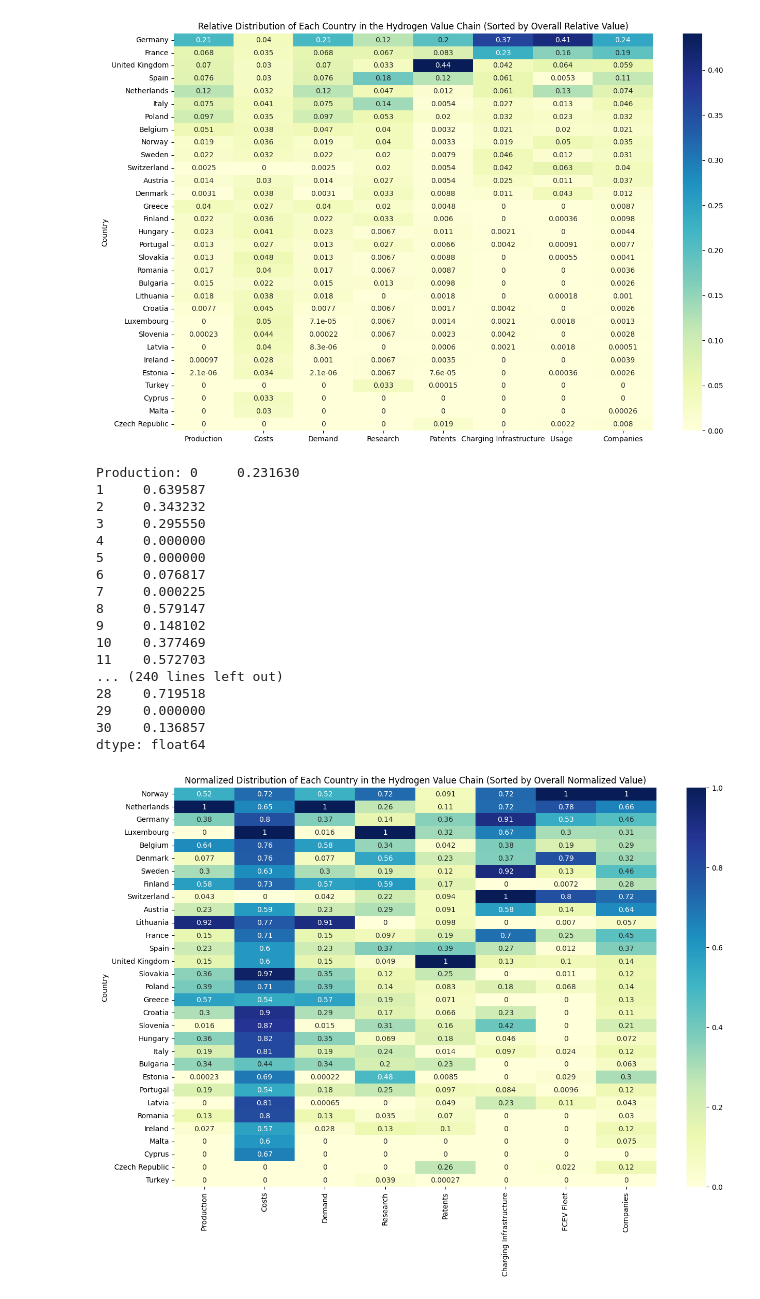
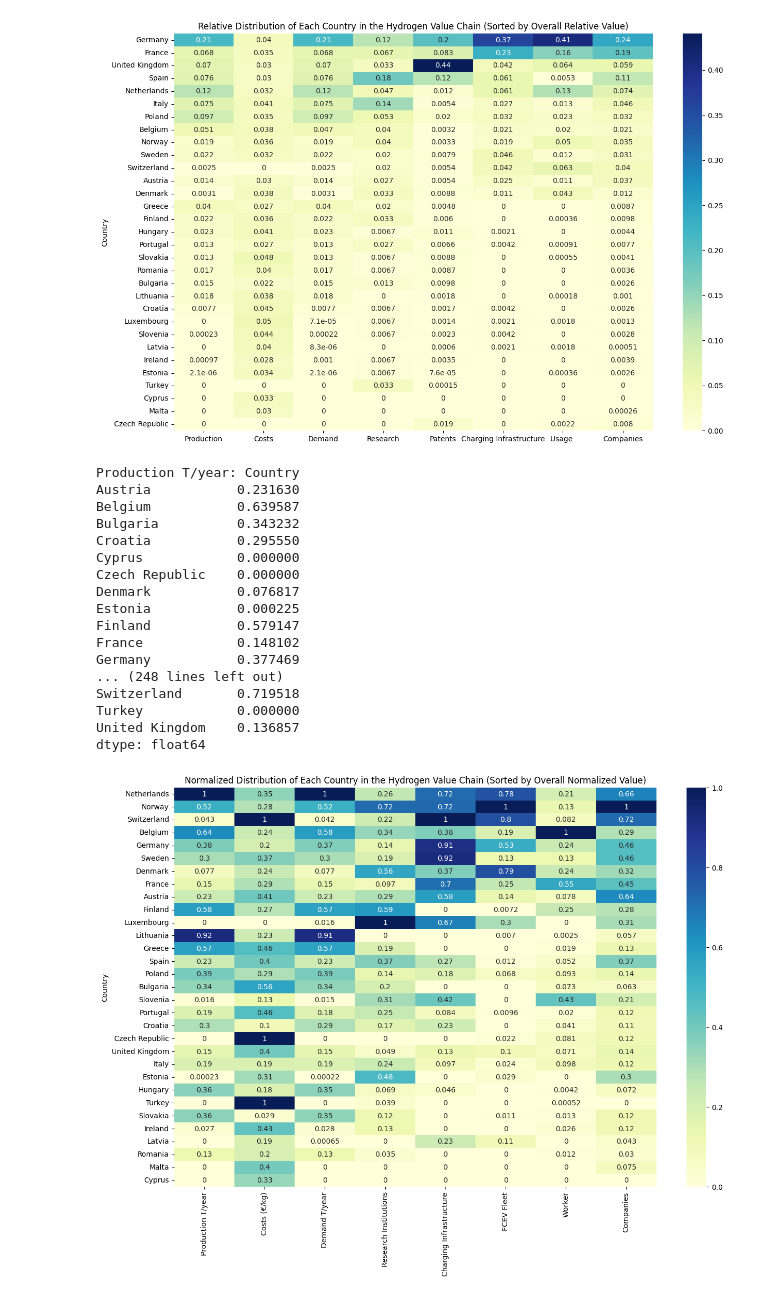
Before and after one commit to premstaller1/Masterarbeit, a Jupyter notebook: CorrelationAnalysis/correlation.ipynb, the cells around one changed output. Saved outputs shown, nothing was run; the diff lists cells and outputs as text; code cells hidden in the pictures.

```diff
--- a/CorrelationAnalysis/correlation.ipynb
+++ b/CorrelationAnalysis/correlation.ipynb
@@ -11,6 +11,7 @@ merged_df_index = pd.read_csv("merged_data/merged_data_index.csv", index_col=0)
 per_million_df_index = pd.read_csv("merged_data/merged_per_million_index.csv", index_col=0)
 # %%
 #fill "NaN" with 0
+per_million_df.set_index('Country', inplace=True)
 merged_df = merged_df.fillna(0)
 per_million_df = per_million_df.fillna(0)
 merged_df_index = merged_df_index.fillna(0)
@@ -356,56 +359,60 @@ fig.savefig('absolute_distribution.png')
 # %%
 # Step 3: Value Chain Analysis
 value_chain_steps = {
-    'Production': ['Output T/year'],
-    'Costs': ['Value (€/kg)'],
-    'Demand': ['Total consumption'],
-    'Research': ['Count Research'],
-    'Patents': ['Number of Patents'],
+    'Production T/year': ['Output T/year'],
+    'Costs (€/kg)': ['Value (€/kg)'],
+    'Demand T/year': ['Total consumption'],
+    'Research Institutions': ['Count Research'],
     'Charging Infrastructure': ['Number Stations'],
     'FCEV Fleet': ['FCEV Fleet'],
+    'Worker': ['Worker'],
     'Companies': ['Number of Companies']
 }
 
 # Normalize the values for each step
 normalized_values = {}
 
 for step, columns in value_chain_steps.items():
     step_data = per_million_df[columns].sum(axis=1)
     normalized_values[step] = (step_data - step_data.min()) / (step_data.max() - step_data.min())
+    if step == 'Costs (€/kg)':
+        normalized_values[step] = 1 - normalized_values[step]  # Invert the normalized values for costs
     print(f'{step}: {normalized_values[step]}')
 
 # Create a DataFrame from the normalized values
 normalized_distribution = pd.DataFrame(normalized_values)
-normalized_distribution.index = per_million_df["Country"]  # Ensure the index is from the original per_million_df
+normalized_distribution.index = per_million_df.index  # Ensure the index is from the original per_million_df
 
 # Calculate the sum of each row for sorting purposes
 normalized_distribution['row_sum'] = normalized_distribution.sum(axis=1)
 
 # Sort the DataFrame based on the row sum in descending order
 normalized_distribution_sorted = normalized_distribution.sort_values(by='row_sum', ascending=False).drop(columns='row_sum')
 
 # Plotting heatmap with sorted rows and rotated y-axis tick labels
 fig, ax = plt.subplots(figsize=(15, 10))
 sns.heatmap(normalized_distribution_sorted, cmap='YlGnBu', annot=True, ax=ax)
 ax.set_title('Normalized Distribution of Each Country in the Hydrogen Value Chain (Sorted by Overall Normalized Value)')
 plt.yticks(rotation=0)  # Rotate y-axis tick labels to be horizontal
 plt.show()
+
+fig.savefig('normalized_per_million.png')
 # %% [output]
-Production: 0     0.231630
-1     0.639587
-2     0.343232
-3     0.295550
-4     0.000000
-5     0.000000
-6     0.076817
-7     0.000225
-8     0.579147
-9     0.148102
-10    0.377469
-11    0.572703
-... (240 lines left out)
-28    0.719518
-29    0.000000
-30    0.136857
+Production T/year: Country
+Austria           0.231630
+Belgium           0.639587
+Bulgaria          0.343232
+Croatia           0.295550
+Cyprus            0.000000
+Czech Republic    0.000000
+Denmark           0.076817
+Estonia           0.000225
+Finland           0.579147
+France            0.148102
+Germany           0.377469
+... (248 lines left out)
+Switzerland       0.719518
+Turkey            0.000000
+United Kingdom    0.136857
 dtype: float64
-[figure, old version]
+[figure, new version]
```
Also changed, not shown: parts of 3 cells of this notebook, 2 other files.
